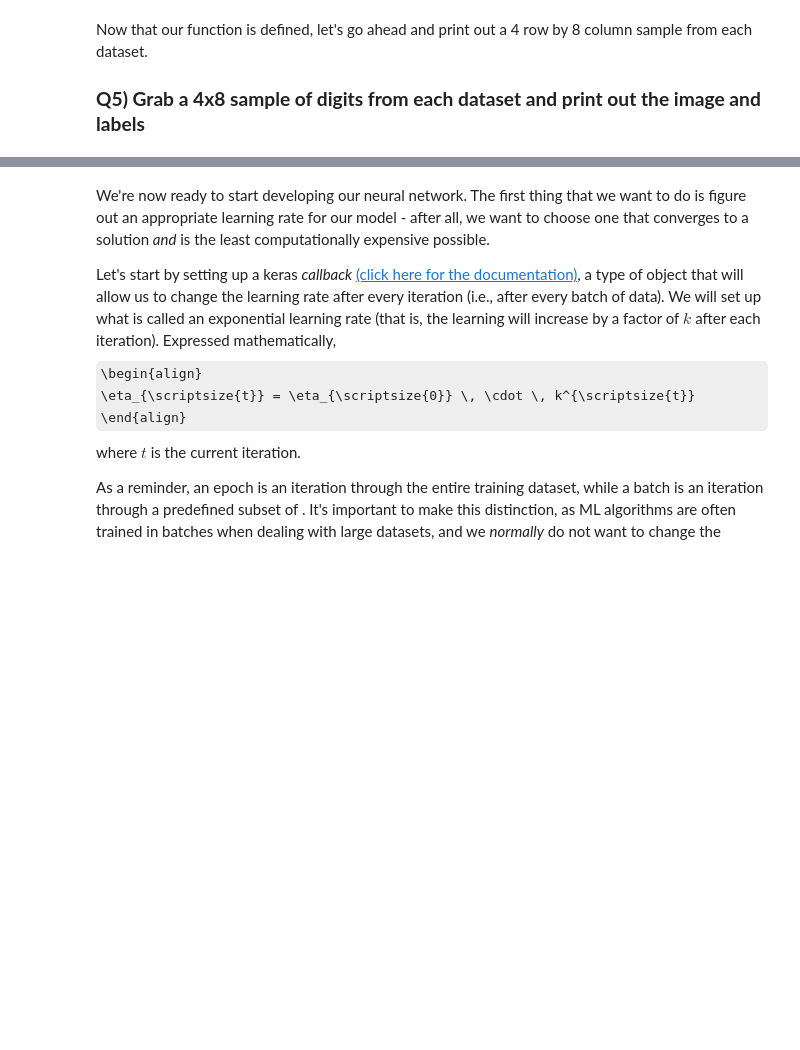
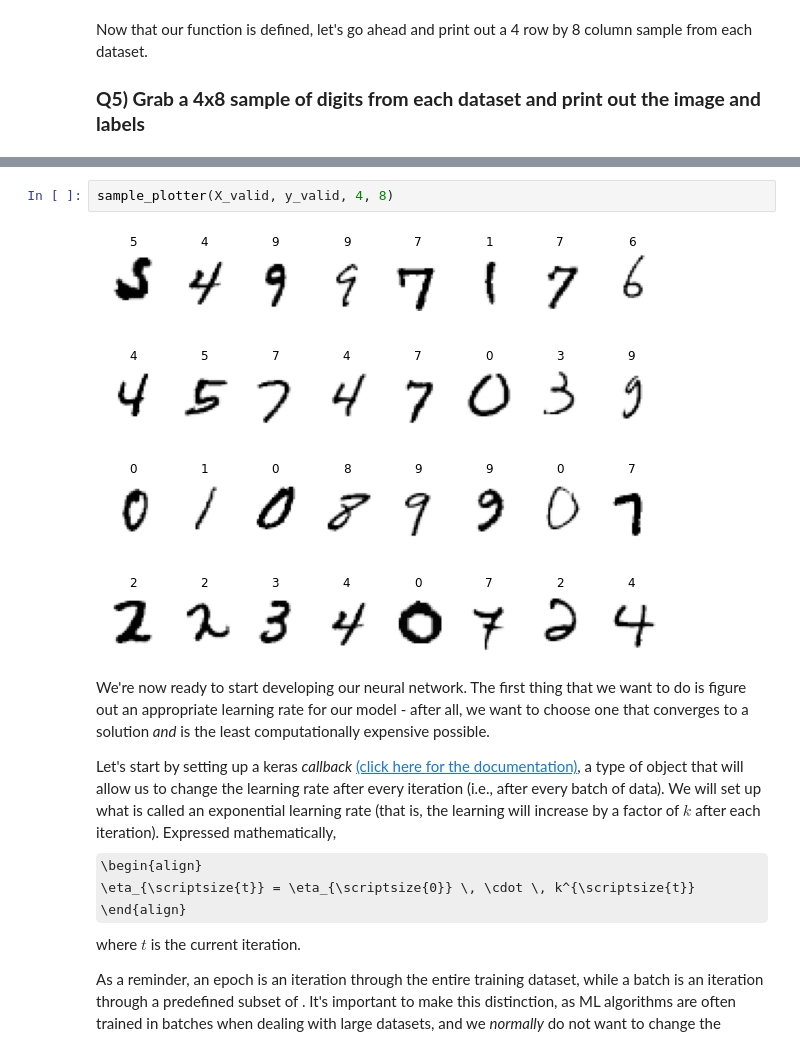
Before and after one commit to ocallaghanm/2022_ML_EES, a Jupyter notebook: Exercises/S4_1_NNs_with_Keras.ipynb, the cells around one changed output, grey strips where cells are left out. Cells and saved outputs as stored; diff of their text form; some formulas as TeX source; blank space fills up the shorter version.

```diff
--- a/Exercises/S4_1_NNs_with_Keras.ipynb
+++ b/Exercises/S4_1_NNs_with_Keras.ipynb
@@ -188,3 +197,7 @@ Now that our function is defined, let's go ahead and print out a 4 row by 8 colu
+# %%
+sample_plotter(X_valid, y_valid, 4, 8)
+# %% [output]
+[figure, added]
 # %% [markdown]
 We're now ready to start developing our neural network. The first thing that we want to do is figure out an appropriate learning rate for our model - after all, we want to choose one that converges to a solution *and* is the least computationally expensive possible.
 
```
Also changed, not shown: parts of 8 cells of this notebook.
